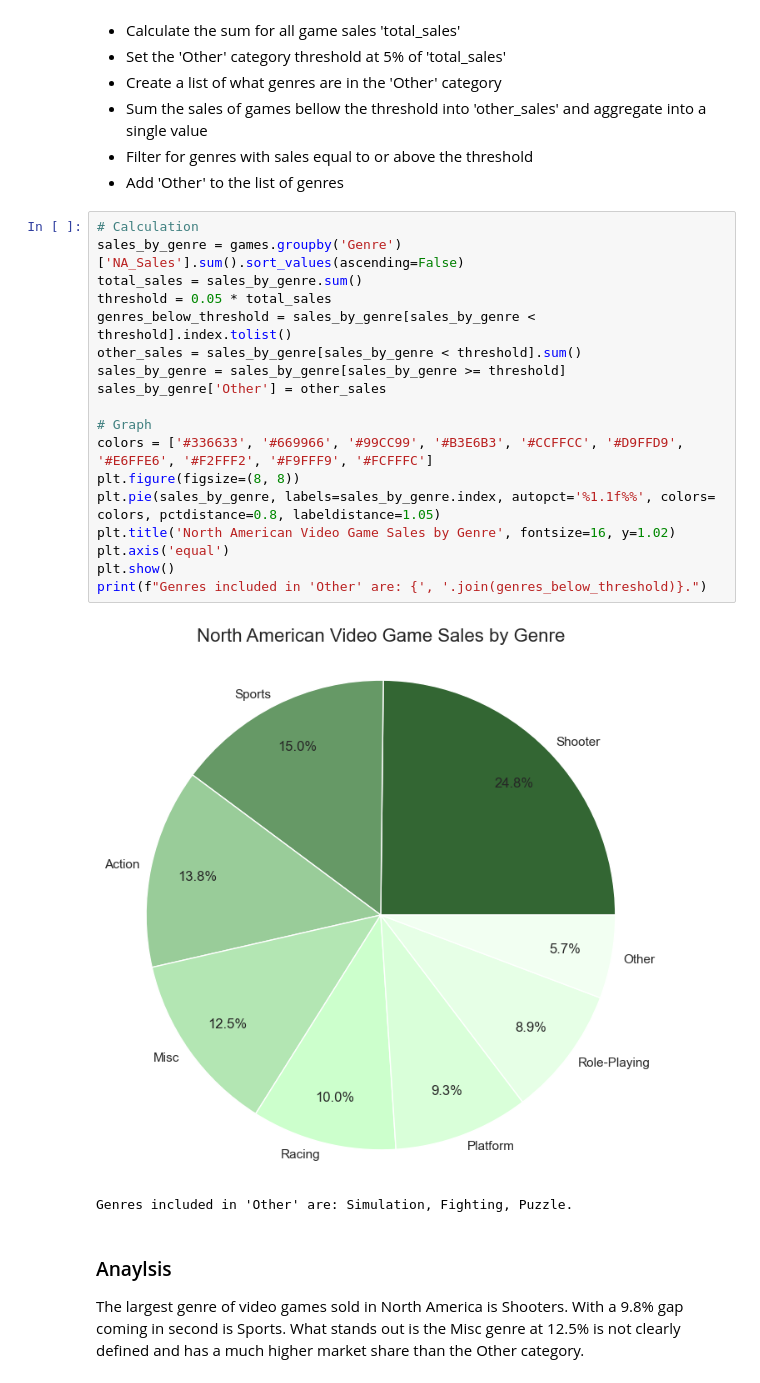
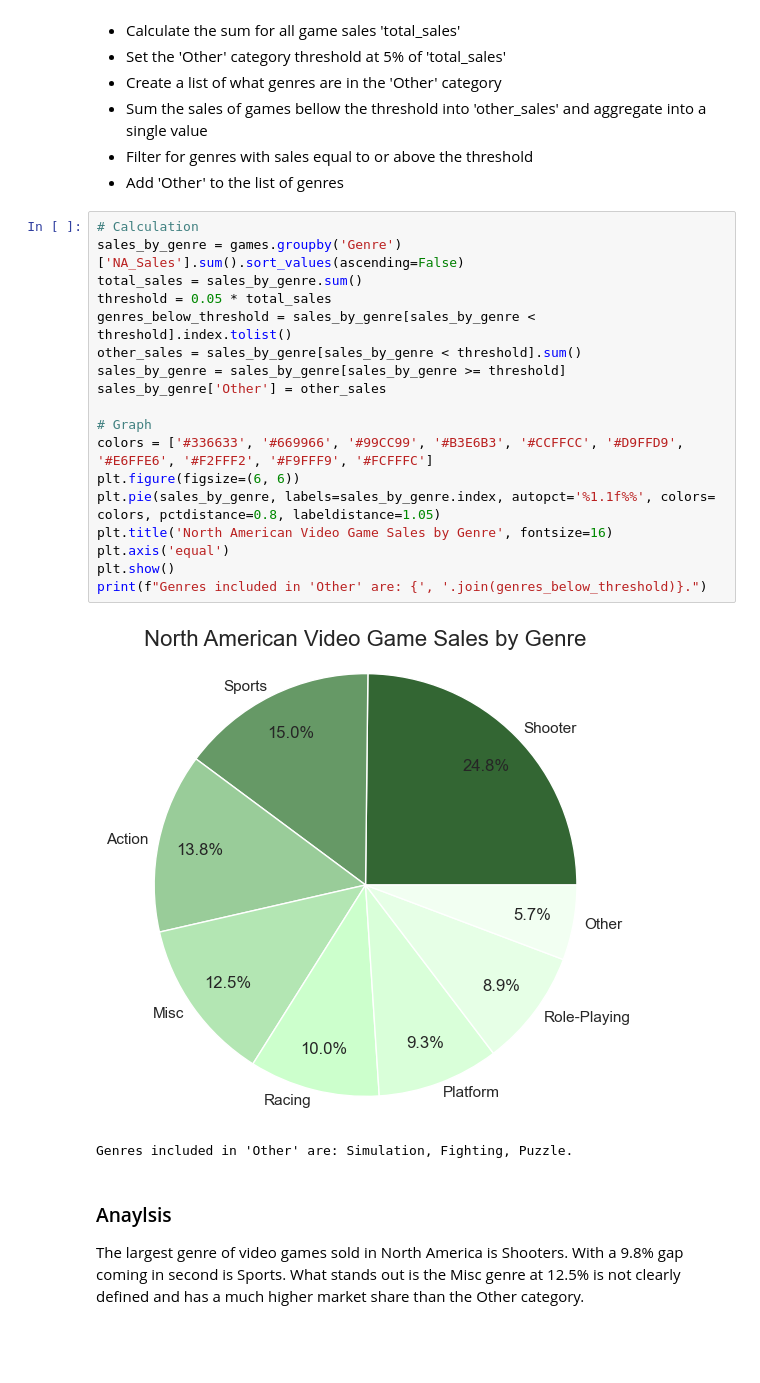
Before and after one commit to dtoshm/data_project_six, a Jupyter notebook: game_sales_analysis.ipynb, the cells around one changed output. Cells and saved outputs as stored; diff of their text form; blank space fills up the shorter version.

Commit message:
0.9.6 - Chart Consistency
Tweaked the charts to they are consistent all the way though the notebook.

```diff
--- a/game_sales_analysis.ipynb
+++ b/game_sales_analysis.ipynb
@@ -100,23 +100,23 @@ North American Sales by Genre: Create a pie chart to show the percentage of sale
 # %%
 # Calculation
 sales_by_genre = games.groupby('Genre')['NA_Sales'].sum().sort_values(ascending=False)
 total_sales = sales_by_genre.sum()
 threshold = 0.05 * total_sales
 genres_below_threshold = sales_by_genre[sales_by_genre < threshold].index.tolist()
 other_sales = sales_by_genre[sales_by_genre < threshold].sum()
 sales_by_genre = sales_by_genre[sales_by_genre >= threshold]
 sales_by_genre['Other'] = other_sales
 
 # Graph
 colors = ['#336633', '#669966', '#99CC99', '#B3E6B3', '#CCFFCC', '#D9FFD9', '#E6FFE6', '#F2FFF2', '#F9FFF9', '#FCFFFC']
-plt.figure(figsize=(8, 8))
+plt.figure(figsize=(6, 6))
 plt.pie(sales_by_genre, labels=sales_by_genre.index, autopct='%1.1f%%', colors= colors, pctdistance=0.8, labeldistance=1.05)
-plt.title('North American Video Game Sales by Genre', fontsize=16, y=1.02)
+plt.title('North American Video Game Sales by Genre', fontsize=16)
 plt.axis('equal')
 plt.show()
 print(f"Genres included in 'Other' are: {', '.join(genres_below_threshold)}.")
 # %% [output]
-[figure, old version]
+[figure, new version]
 Genres included in 'Other' are: Simulation, Fighting, Puzzle.
 # %% [markdown]
 ### Anaylsis
```
Also changed, not shown: parts of 4 cells of this notebook.
